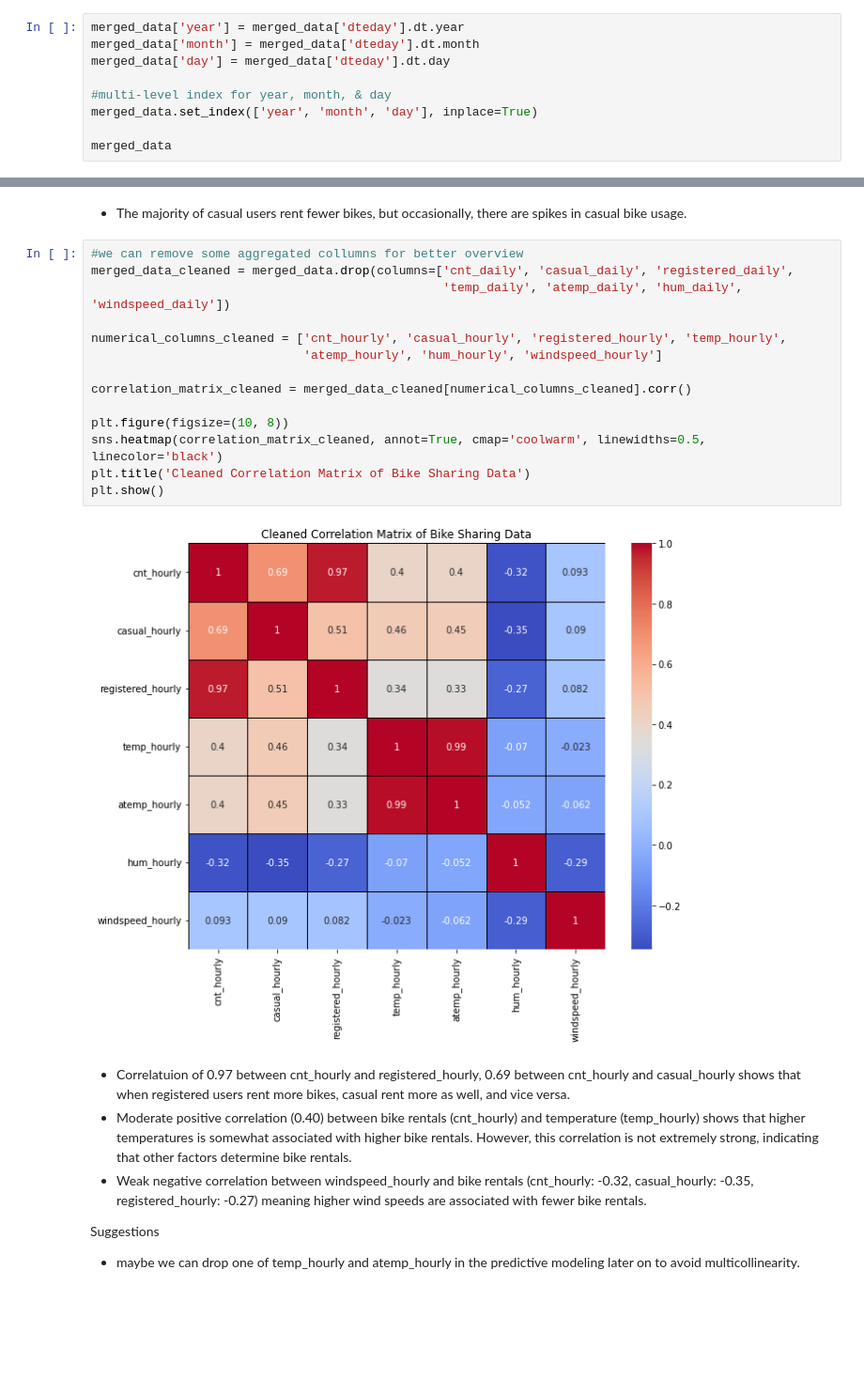
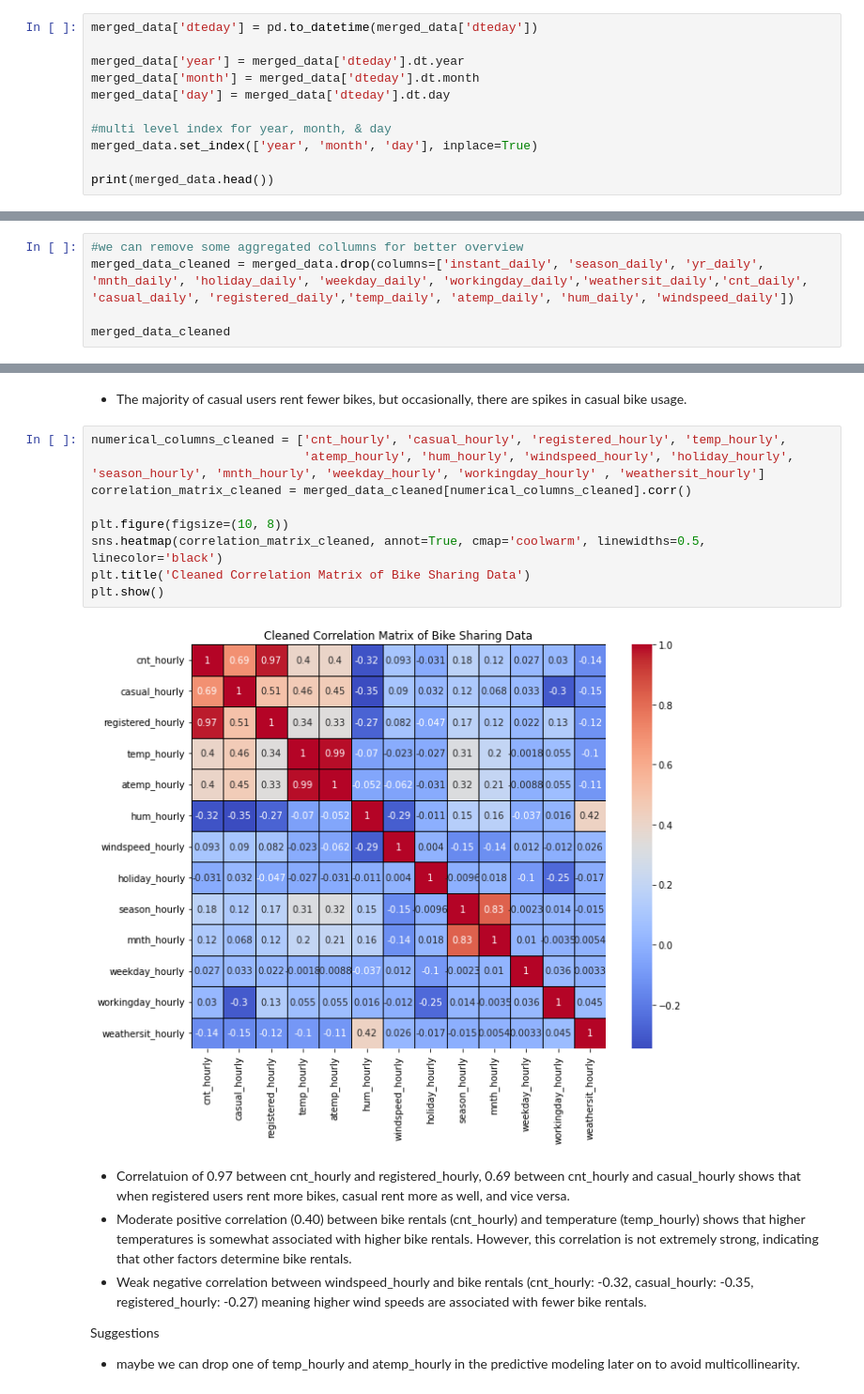
Before and after one commit to AlexandraGjorgieva/ML.ex0, a Jupyter notebook: explore_bikes.ipynb, the cells around one changed output, grey strips where cells are left out. Shown: that part at 94% size. Cells and saved outputs as stored; diff of their text form; blank space fills up the shorter version.

```diff
--- a/explore_bikes.ipynb
+++ b/explore_bikes.ipynb
@@ -126,12 +140,14 @@ merged_data
 | 17378 | 17379 | 2012-12-31 | 1 | 1 | 12 | 23 | 0 | ... |
 17379 rows × 32 columns
 # %%
+merged_data['dteday'] = pd.to_datetime(merged_data['dteday'])
+
 merged_data['year'] = merged_data['dteday'].dt.year
 merged_data['month'] = merged_data['dteday'].dt.month
 merged_data['day'] = merged_data['dteday'].dt.day
 
-#multi-level index for year, month, & day
+#multi level index for year, month, & day
 merged_data.set_index(['year', 'month', 'day'], inplace=True)
 
-merged_data
+print(merged_data.head())
 # %% [output]
@@ -151,0 +171,5 @@ merged_data
+# %%
+#we can remove some aggregated collumns for better overview
+merged_data_cleaned = merged_data.drop(columns=['instant_daily', 'season_daily', 'yr_daily', 'mnth_daily', 'holiday_daily', 'weekday_daily', 'workingday_daily','weathersit_daily','cnt_daily', 'casual_daily', 'registered_daily','temp_daily', 'atemp_daily', 'hum_daily', 'windspeed_daily'])
+
+merged_data_cleaned
@@ -227,21 +283,16 @@ dtype: float64
 # %% [markdown]
 - The majority of casual users rent fewer bikes, but occasionally, there are spikes in casual bike usage.
 # %%
-#we can remove some aggregated collumns for better overview
-merged_data_cleaned = merged_data.drop(columns=['cnt_daily', 'casual_daily', 'registered_daily',
-                                                'temp_daily', 'atemp_daily', 'hum_daily', 'windspeed_daily'])
-
 numerical_columns_cleaned = ['cnt_hourly', 'casual_hourly', 'registered_hourly', 'temp_hourly',
-                             'atemp_hourly', 'hum_hourly', 'windspeed_hourly']
-
+                             'atemp_hourly', 'hum_hourly', 'windspeed_hourly', 'holiday_hourly', 'season_hourly', 'mnth_hourly', 'weekday_hourly', 'workingday_hourly' , 'weathersit_hourly']
 correlation_matrix_cleaned = merged_data_cleaned[numerical_columns_cleaned].corr()
 
 plt.figure(figsize=(10, 8))
 sns.heatmap(correlation_matrix_cleaned, annot=True, cmap='coolwarm', linewidths=0.5, linecolor='black')
 plt.title('Cleaned Correlation Matrix of Bike Sharing Data')
 plt.show()
 # %% [output]
-[figure, old version]
+[figure, new version]
 # %% [markdown]
 - Correlatuion of 0.97 between cnt_hourly and registered_hourly, 0.69 between cnt_hourly and casual_hourly shows that when registered users rent more bikes, casual rent more as well, and vice versa.
 - Moderate positive correlation (0.40) between bike rentals (cnt_hourly) and temperature (temp_hourly) shows that higher temperatures is somewhat associated with higher bike rentals. However, this correlation is not extremely strong, indicating that other factors determine bike rentals.
```
Also changed, not shown: parts of 11 cells of this notebook.
